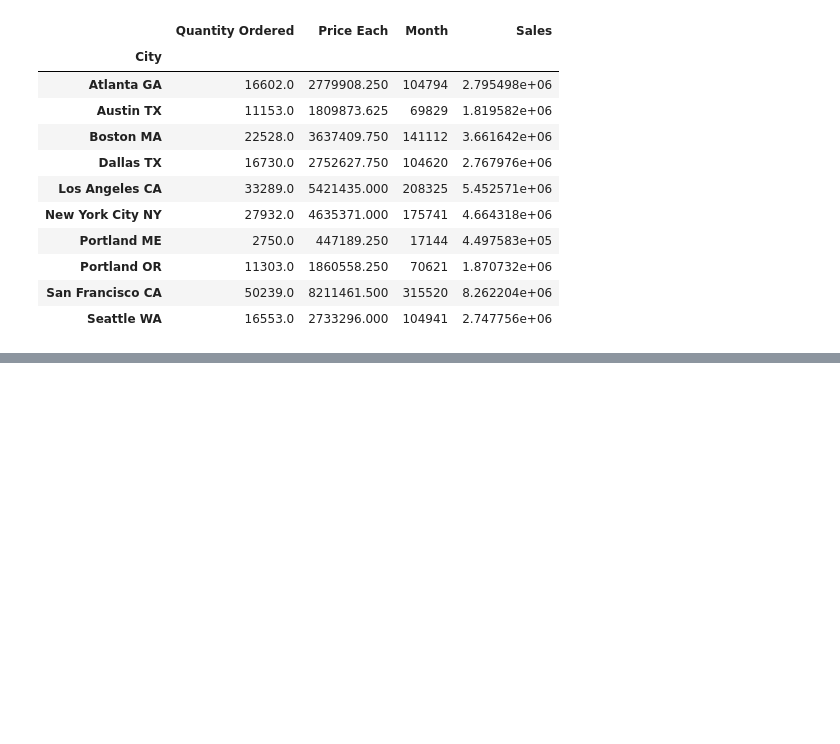
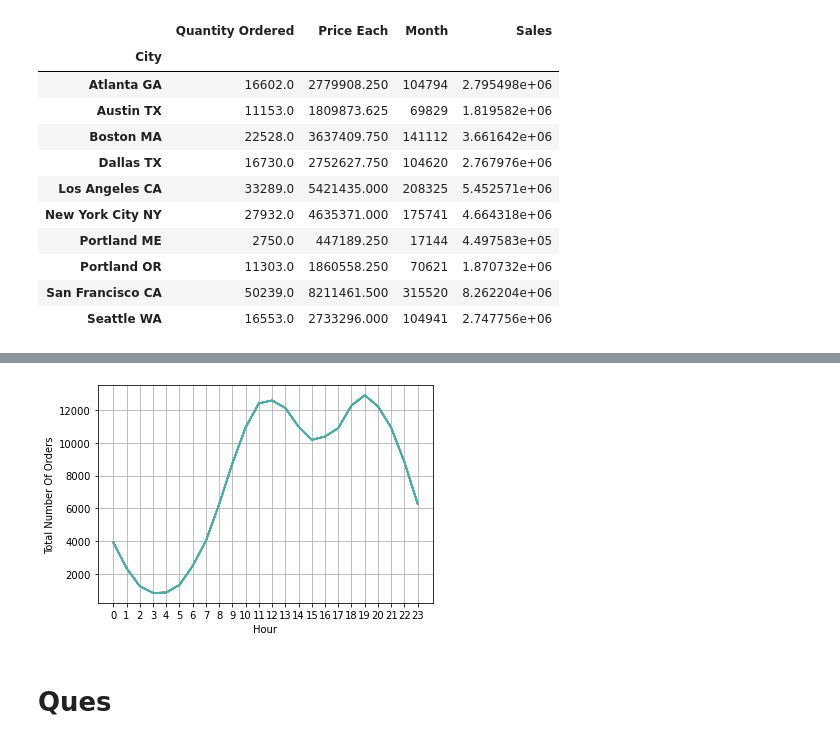
Before and after one commit to Newtanmukh/Python-projects, a Jupyter notebook: Business sales analysis/Business Sales.ipynb, the cells around one changed output, grey strips where cells are left out. Cells and saved outputs as stored; diff of their text form; code cells hidden in the pictures; blank space fills up the shorter version.

```diff
--- a/Business sales analysis/Business Sales.ipynb
+++ b/Business sales analysis/Business Sales.ipynb
@@ -168,0 +173,5 @@ plt.show()
+# %%
+all_data['Order Date']=pd.to_datetime(all_data['Order Date'])  #to_datetime is a standara format that can be used easily.
+all_data['Hour']=all_data['Order Date'].dt.hour
+all_data['Minute']=all_data['Order Date'].dt.minute
+all_data.head()
@@ -168,0 +185,15 @@ plt.show()
+# %%
+hours=[hour for hour,df in all_data.groupby('Hour')]
+
+plt.plot(hours,all_data.groupby('Hour').count())
+plt.xticks(hours)
+plt.grid()
+plt.xlabel('Hour')
+plt.ylabel('Total Number Of Orders')
+plt.show()
+
+#all_data.groupby('Hour').count()
+# %% [output]
+[figure, added]
+# %% [markdown]
+# Ques
```
Also changed, not shown: parts of 3 cells of this notebook.
